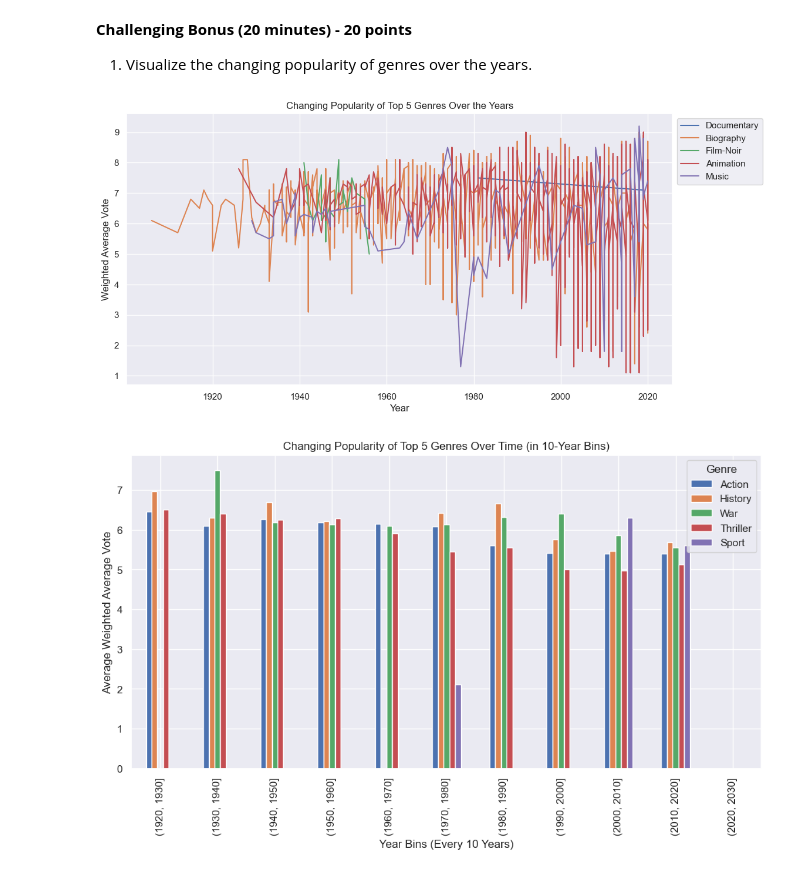
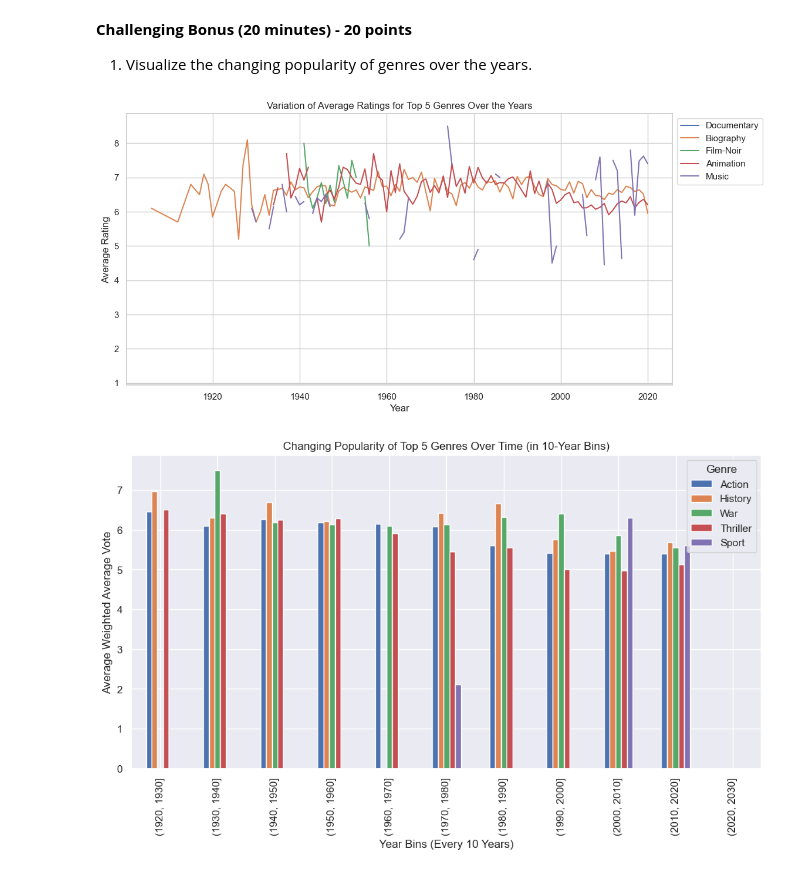
Before and after one commit to sandyjoop/python-bootcamp-2023, a Jupyter notebook: 3. Movie Analysis Challenge/movie_analysis_solutions.ipynb, the cells around one changed output. Saved outputs shown, nothing was run; the diff lists cells and outputs as text; code cells hidden in the pictures.

```diff
--- a/3. Movie Analysis Challenge/movie_analysis_solutions.ipynb
+++ b/3. Movie Analysis Challenge/movie_analysis_solutions.ipynb
@@ -459,35 +459,31 @@ Name: weighted_average_vote, Length: 162, dtype: float64
 **Challenging Bonus (20 minutes) - 20 points**
 1. Visualize the changing popularity of genres over the years.
 # %%
-# Group by 'year' and 'first_genre' and calculate the average weighted average vote
-# Create a line plot
-# Calculate average 'weighted_average_vote' by genre across all years
-genre_avg_vote = merged_df.groupby('first_genre')['weighted_average_vote'].mean().sort_values(ascending=False)
-
-# Select the top 5 genres
-top_5_genres = genre_avg_vote.head(5).index
+# Determine the top 5 genres based on your criteria
+genre_avg_rating = merged_df.groupby('first_genre')['weighted_average_vote'].mean().sort_values(ascending=False)
+top_5_genres = genre_avg_rating.head(5).index
 
 # Filter the data to include only the top 5 genres
 filtered_df = merged_df[merged_df['first_genre'].isin(top_5_genres)]
 
-# Sort the filtered DataFrame in ascending order of 'year'
-filtered_df = filtered_df.sort_values(by='year')
+# Group by 'year' and 'first_genre' and calculate the average rating
+genre_avg_rating = filtered_df.groupby(['year', 'first_genre'])['weighted_average_vote'].mean().unstack()
 
 # Create a line plot for the top 5 genres
 plt.figure(figsize=(12, 6))
+sns.set_style("whitegrid")  # Optional: Set a background grid for the plot
+
 for genre in top_5_genres:
-    genre_data = filtered_df[filtered_df['first_genre'] == genre]
-    plt.plot(genre_data['year'], genre_data['weighted_average_vote'], label=genre)
+    plt.plot(genre_avg_rating.index, genre_avg_rating[genre], label=genre)
 
 plt.xlabel('Year')
-plt.ylabel('Weighted Average Vote')
-plt.title('Changing Popularity of Top 5 Genres Over the Years')
+plt.ylabel('Average Rating')
+plt.title('Variation of Average Ratings for Top 5 Genres Over the Years')
 plt.legend(loc='upper left', bbox_to_anchor=(1, 1))
-plt.grid(True)
 
 plt.show()
 # %% [output]
-[figure, old version]
+[figure, new version]
 # %%
 import matplotlib.pyplot as plt
 import pandas as pd
```
Also changed, not shown: parts of 4 cells of this notebook, 2 other files.
